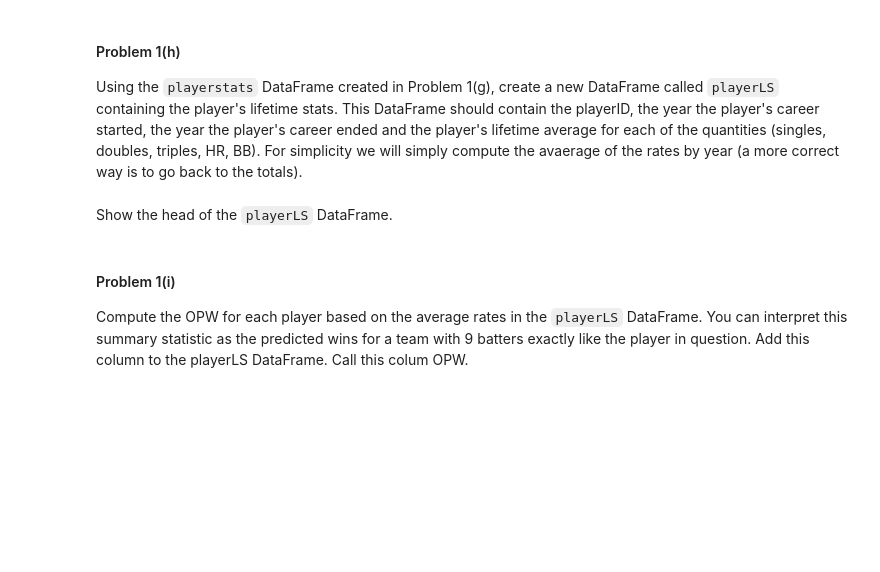
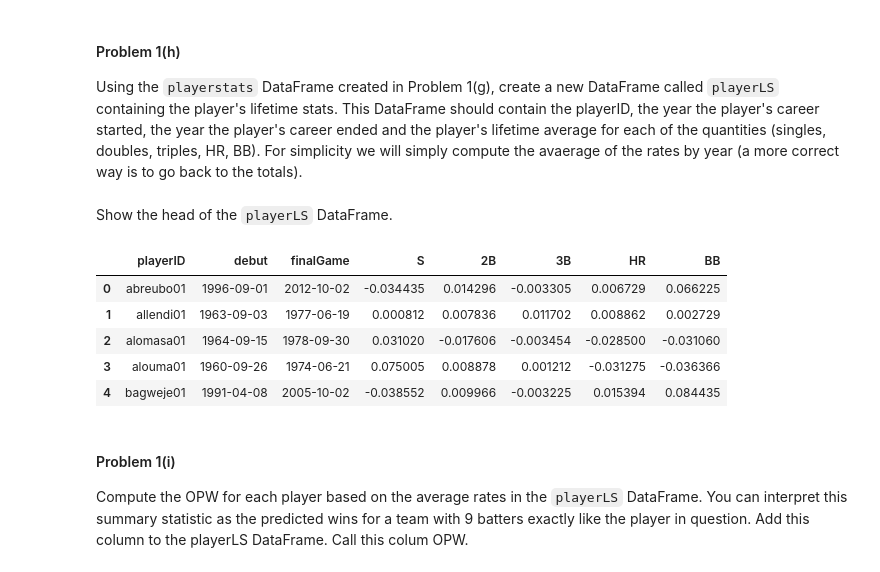
Before and after one commit to artgonline/2014, a Jupyter notebook: homework/HW3.ipynb, the cells around one changed output. Saved outputs shown, nothing was run; the diff lists cells and outputs as text; code cells hidden in the pictures; blank space fills up the shorter version.

```diff
--- a/homework/HW3.ipynb
+++ b/homework/HW3.ipynb
@@ -199,0 +229,11 @@ Now we will create a similar database for individual players. Consider only play
+# %%
+### Your code here ###
+players['AP'] = players.BB + players.AB
+players['S'] = players['H'] - players['2B'] - players['3B'] - players['HR']
+players_subset = players[(players.AP >= 500) & (players.yearID > 1947) & (players.G == 162)]
+players_subset.head()
+cols = ['S', '2B', '3B', 'HR', 'BB']
+players_subset[cols] = players_subset[cols].div(players_subset.AP, axis=0)
+players_subset[cols] = players_subset[cols] - players_subset[cols].mean()
+playerstats = players_subset[['playerID', 'yearID'] + cols]
+playerstats.reset_index(inplace=True, drop=True)
@@ -210,7 +262,22 @@ Using the `playerstats` DataFrame created in Problem 1(g), create a new DataFram
+# %%
+### Your code here ###
+players_grp = playerstats.drop('yearID', axis=1).groupby('playerID')
+players_grp = players_grp.mean()
+playerLS = players_grp.merge(master, left_index=True, right_on='playerID')
+playerLS = playerLS[['playerID', 'debut', 'finalGame', 'S', '2B', '3B', 'HR', 'BB']]
+playerLS.reset_index(inplace=True, drop=True)
 # %% [markdown]
 Show the head of the `playerLS` DataFrame.
 # %%
 ### Your code here ###
+playerLS.head()
+# %% [output]
+|  | playerID | debut | finalGame | S | 2B | 3B | HR | BB |
+| 0 | abreubo01 | 1996-09-01 | 2012-10-02 | -0.034435 | 0.014296 | -0.003305 | 0.006729 | 0.066225 |
+| 1 | allendi01 | 1963-09-03 | 1977-06-19 | 0.000812 | 0.007836 | 0.011702 | 0.008862 | 0.002729 |
+| 2 | alomasa01 | 1964-09-15 | 1978-09-30 | 0.031020 | -0.017606 | -0.003454 | -0.028500 | -0.031060 |
+| 3 | alouma01 | 1960-09-26 | 1974-06-21 | 0.075005 | 0.008878 | 0.001212 | -0.031275 | -0.036366 |
+| 4 | bagweje01 | 1991-04-08 | 2005-10-02 | -0.038552 | 0.009966 | -0.003225 | 0.015394 | 0.084435 |
 # %% [markdown]
 #### Problem 1(i)
 
```
Also changed, not shown: parts of 6 cells of this notebook, 1 other file.
